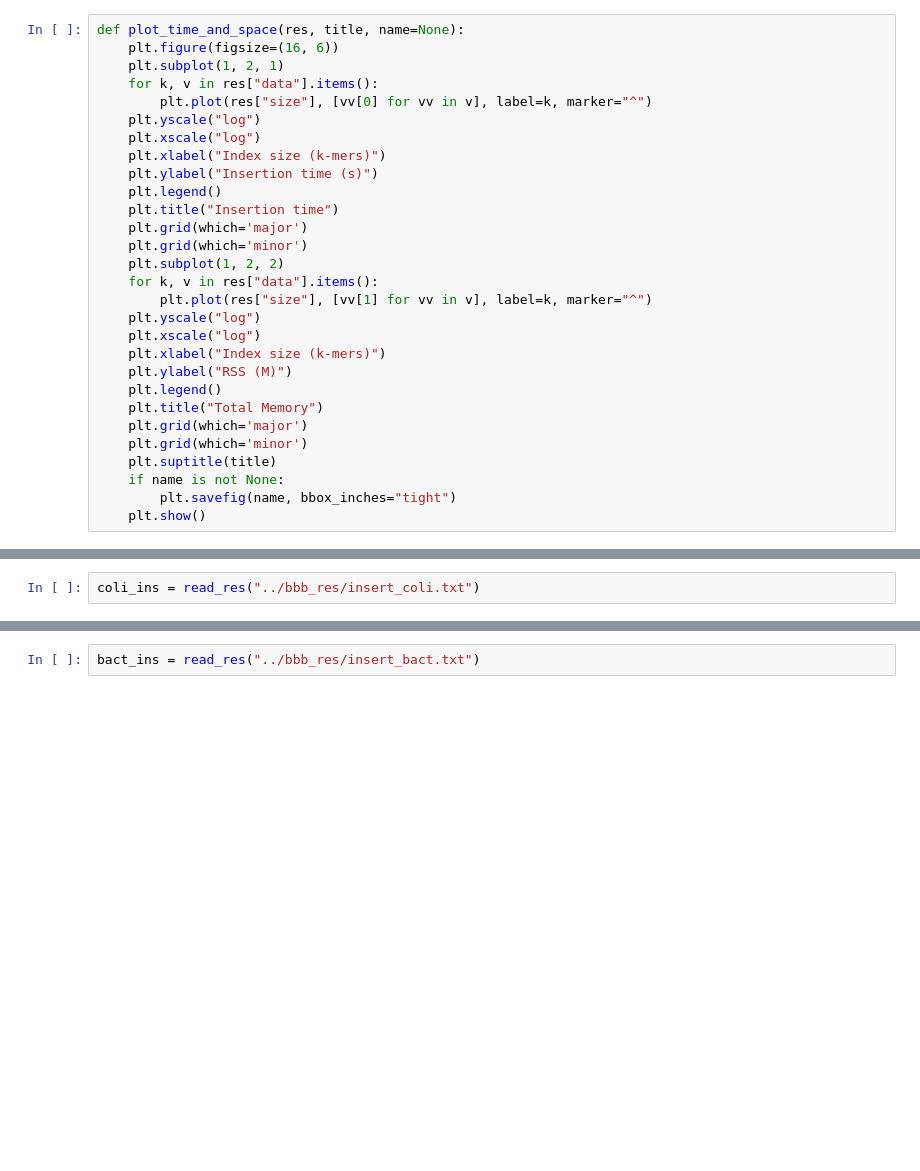
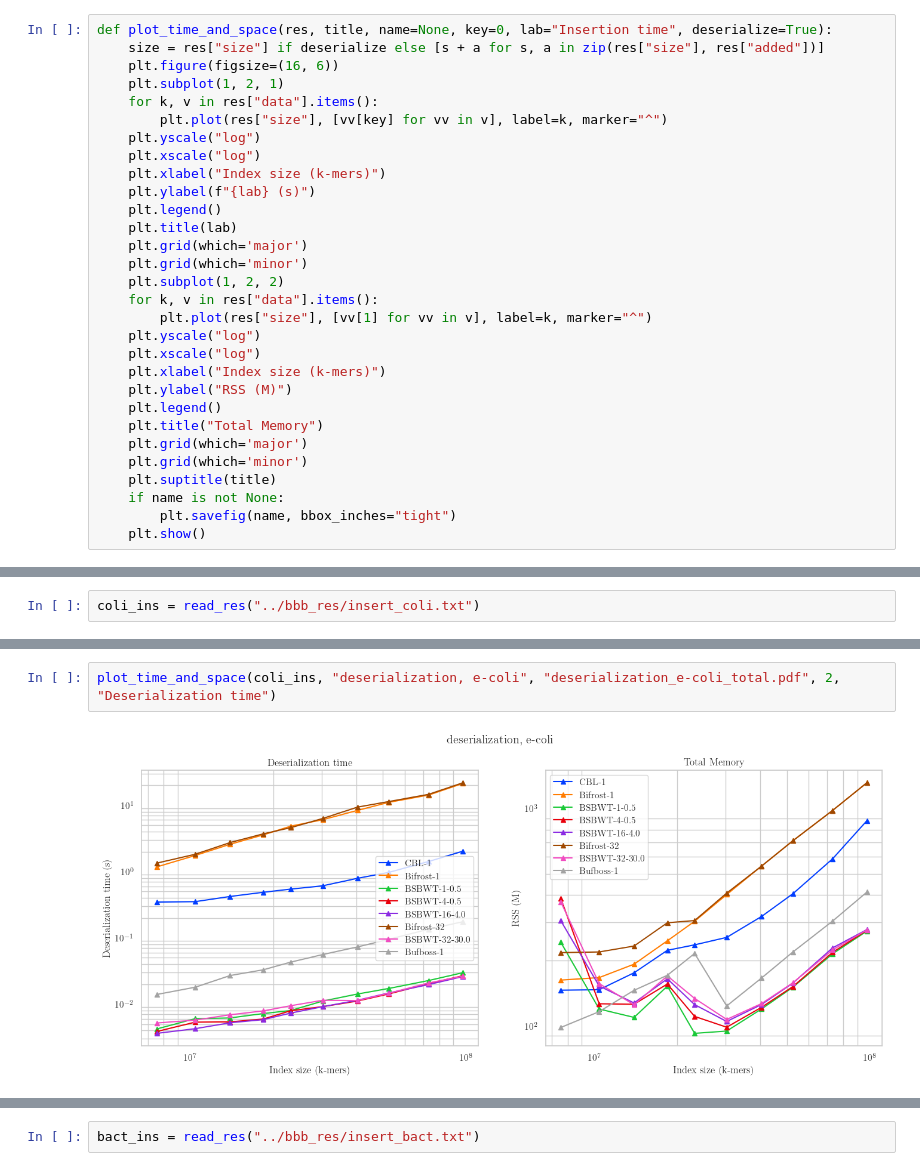
Before and after one commit to saskeli/Dynamic_SBWT_experiments, a Jupyter notebook: insert.ipynb, the cells around one changed output, grey strips where cells are left out. Saved outputs shown, nothing was run; the diff lists cells and outputs as text; blank space fills up the shorter version.

```diff
--- a/insert.ipynb
+++ b/insert.ipynb
@@ -67,17 +103,18 @@ def read_res(path):
         "data": data
     }
 # %%
-def plot_time_and_space(res, title, name=None):
+def plot_time_and_space(res, title, name=None, key=0, lab="Insertion time", deserialize=True):
+    size = res["size"] if deserialize else [s + a for s, a in zip(res["size"], res["added"])]
     plt.figure(figsize=(16, 6))
     plt.subplot(1, 2, 1)
     for k, v in res["data"].items():
-        plt.plot(res["size"], [vv[0] for vv in v], label=k, marker="^")
+        plt.plot(res["size"], [vv[key] for vv in v], label=k, marker="^")
     plt.yscale("log")
     plt.xscale("log")
     plt.xlabel("Index size (k-mers)")
-    plt.ylabel("Insertion time (s)")
+    plt.ylabel(f"{lab} (s)")
     plt.legend()
-    plt.title("Insertion time")
+    plt.title(lab)
     plt.grid(which='major')
     plt.grid(which='minor')
     plt.subplot(1, 2, 2)
@@ -140,0 +178,4 @@ plot_time_and_space_per_kmer(coli_ins, coli_ins["added"], "insert per added k-me
+# %%
+plot_time_and_space(coli_ins, "deserialization, e-coli", "deserialization_e-coli_total.pdf", 2, "Deserialization time")
+# %% [output]
+[figure, added]
```
Also changed, not shown: parts of 14 cells of this notebook, 3 other files.
